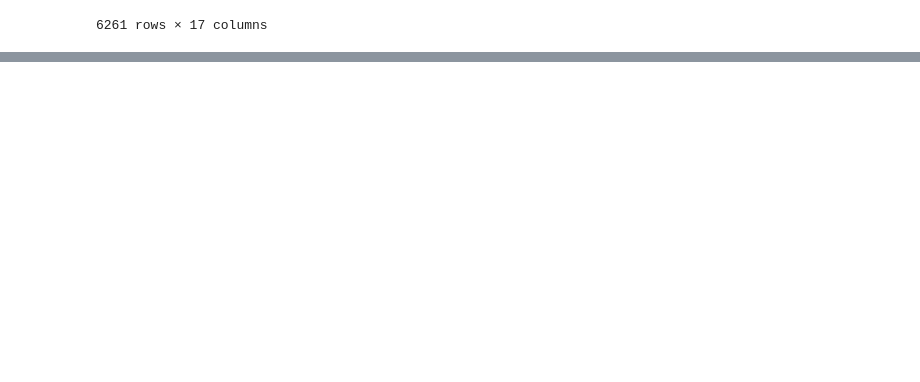
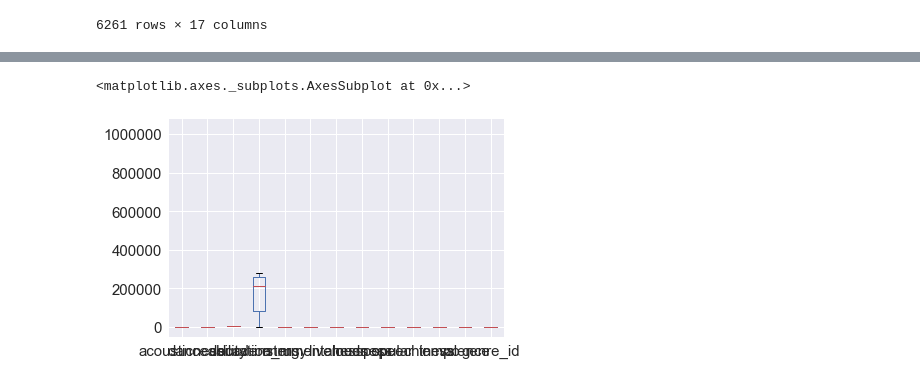
Before and after one commit to melerz/intro-data, a Jupyter notebook: billabord/main.ipynb, the cells around one changed output, grey strips where cells are left out. Cells and saved outputs as stored; diff of their text form; code cells hidden in the pictures; blank space fills up the shorter version.

```diff
--- a/billabord/main.ipynb
+++ b/billabord/main.ipynb
@@ -500,0 +571,15 @@ get_year('Andrews Sisters','i wanna be loved')
+# %%
+decade = 2000
+data=all_songs[all_songs['decade']==decade]
+data.loc[:,'genre_id']=data['genre'].map(lambda x: GENRES.index(x))
+selected = selected_columns
+selected.append('genre_id')
+labels=data['popular'].values
+filtered_data = data[selected_columns]
+
+scaled_data=scale_features(filtered_data)
+# %%
+data.describe().plot(kind='box')
+# %% [output]
+<matplotlib.axes._subplots.AxesSubplot at 0x...>
+[figure, added]
```
Also changed, not shown: parts of 13 cells of this notebook.
